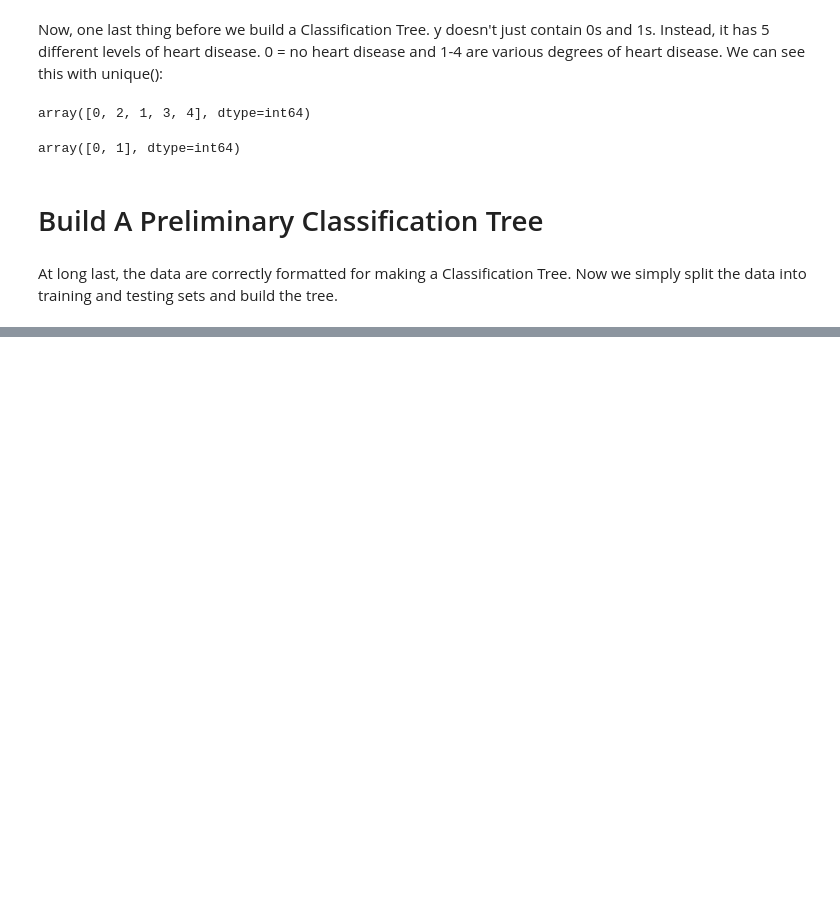
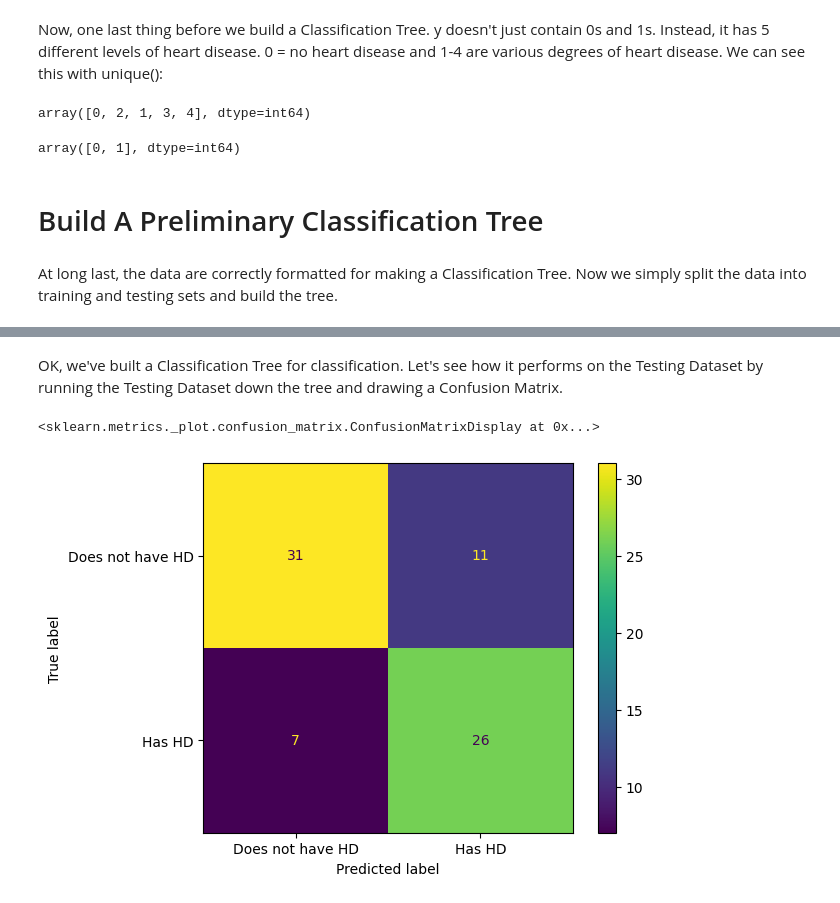
Before and after one commit to NewCodeLearner/ML_Algorithms, a Jupyter notebook: Classification_DecisionTrees_in_python.ipynb, the cells around one changed output, grey strips where cells are left out. Saved outputs shown, nothing was run; the diff lists cells and outputs as text; code cells hidden in the pictures; blank space fills up the shorter version.

```diff
--- a/Classification_DecisionTrees_in_python.ipynb
+++ b/Classification_DecisionTrees_in_python.ipynb
@@ -262,0 +263,13 @@ plot_tree(clf_dt,
+# %% [markdown]
+OK, we've built a Classification Tree for classification. Let's see how it performs on the Testing Dataset by running the Testing Dataset down the tree and drawing a Confusion Matrix.
+# %%
+# Get the predicted values
+y_pred = clf_dt.predict(X_test)
+# Compute the confusion matrix
+cm = confusion_matrix(y_test, y_pred)
+## a confusion matrix.
+disp = ConfusionMatrixDisplay(confusion_matrix=cm, display_labels=["Does not have HD", "Has HD"])
+disp.plot()
+# %% [output]
+<sklearn.metrics._plot.confusion_matrix.ConfusionMatrixDisplay at 0x...>
+[figure, added]
```
Also changed, not shown: parts of 8 cells of this notebook.
